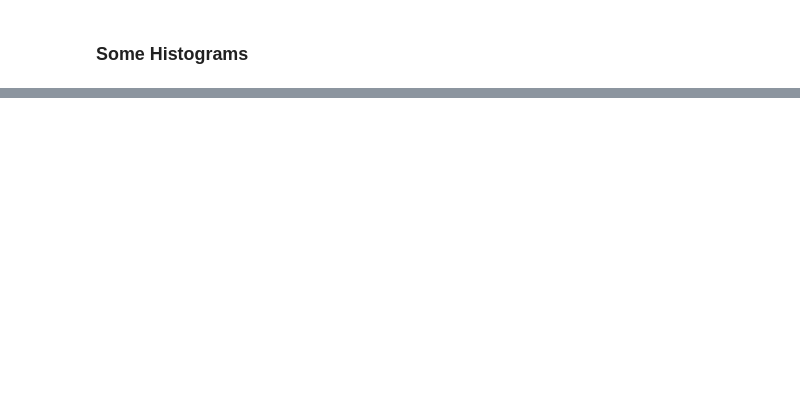
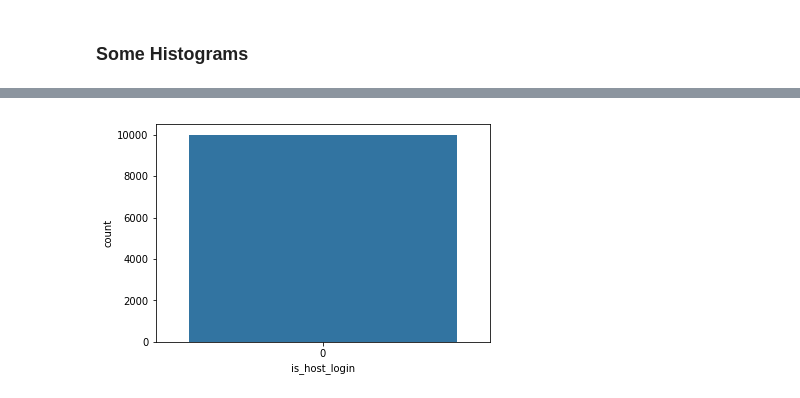
Before and after one commit to MnemoSemiotic/Analyzing-Network-Traffic_kdd99, a Jupyter notebook: Notes_day_1_Dataset_Exploration.ipynb, the cells around one changed output, grey strips where cells are left out. Drawn from its saved outputs; the diff is of its cells as text; code cells hidden in the pictures; blank space fills up the shorter version.

```diff
--- a/Notes_day_1_Dataset_Exploration.ipynb
+++ b/Notes_day_1_Dataset_Exploration.ipynb
@@ -153,0 +195,4 @@ tics.corr_heat(df)
+# %%
+sns_plt = sns.countplot(x=df["is_host_login"])
+# %% [output]
+[figure, added]
```
Also changed, not shown: parts of 19 cells of this notebook, 1 other file.
